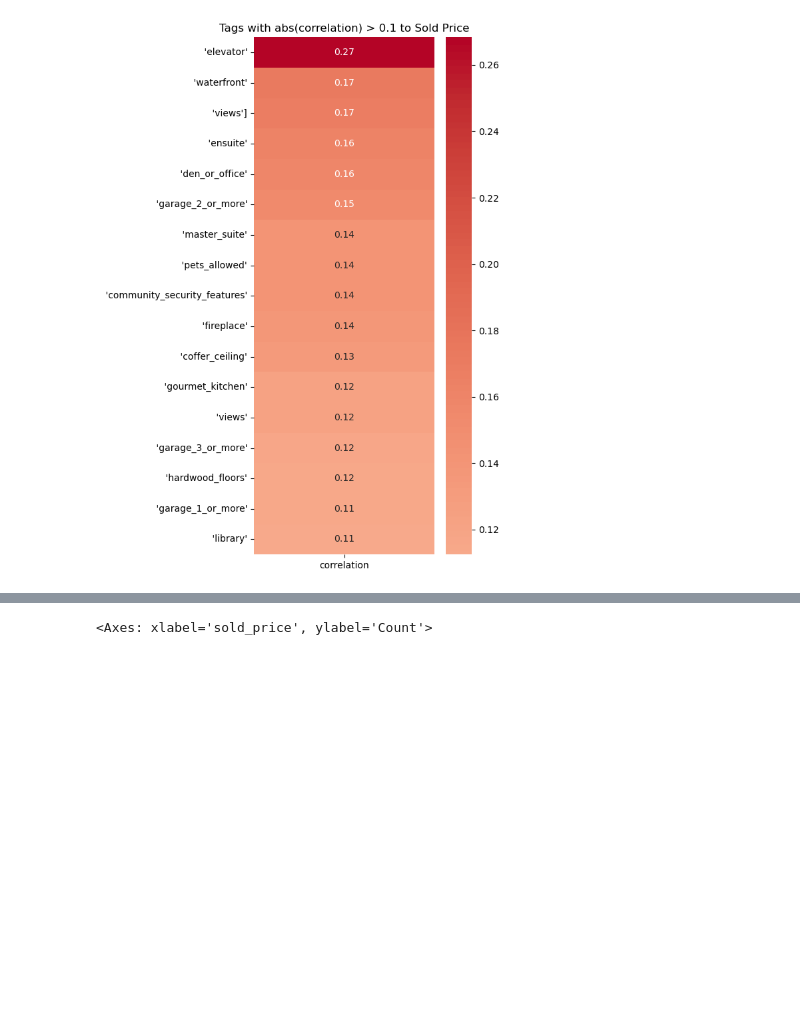
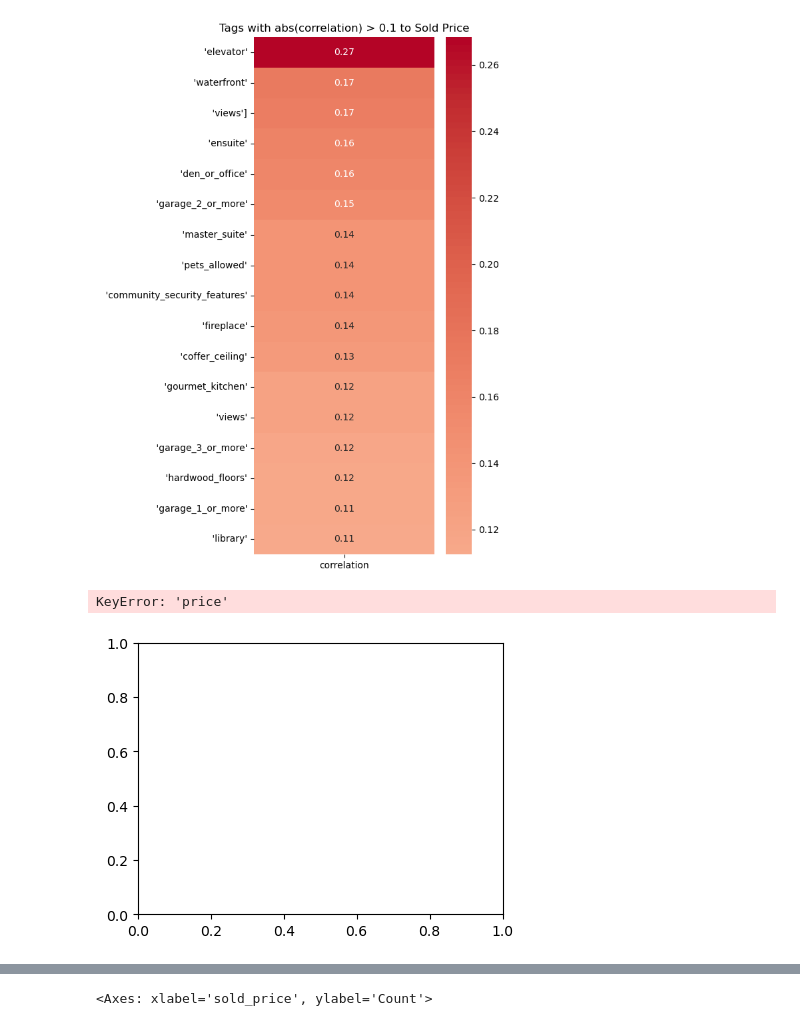
Before and after one commit to alocken/DS-Midterm-Project, a Jupyter notebook: notebooks/1 - EDA.ipynb, the cells around one changed output, grey strips where cells are left out. Drawn from its saved outputs; the diff is of its cells as text; code cells hidden in the pictures; blank space fills up the shorter version.

```diff
--- a/notebooks/1 - EDA.ipynb
+++ b/notebooks/1 - EDA.ipynb
@@ -641,6 +638,27 @@ plt.tight_layout()
 plt.show()
 # %% [output]
 [figure]
+# %%
+import matplotlib.pyplot as plt
+import seaborn as sns
+
+# Numeric columns to check
+numeric_cols = ['price', 'beds', 'baths', 'sqft', 'year_built', 'garage', 'stories']
+
+plt.figure(figsize=(16, 12))
+
+for i, col in enumerate(numeric_cols, 1):
+    plt.subplot(3, 3, i)
+    sns.histplot(df[col].dropna(), kde=True, color='skyblue', bins=30)
+    plt.title(f'Distribution & Skewness of {col}')
+    plt.xlabel(col)
+    plt.ylabel('Count')
+
+plt.tight_layout()
+plt.show()
+# %% [output]
+KeyError: 'price'
+[figure, added]
 # %%
 import matplotlib.pyplot as plt
 import seaborn as sns
```
Also changed, not shown: parts of 16 cells of this notebook, 2 other files.
